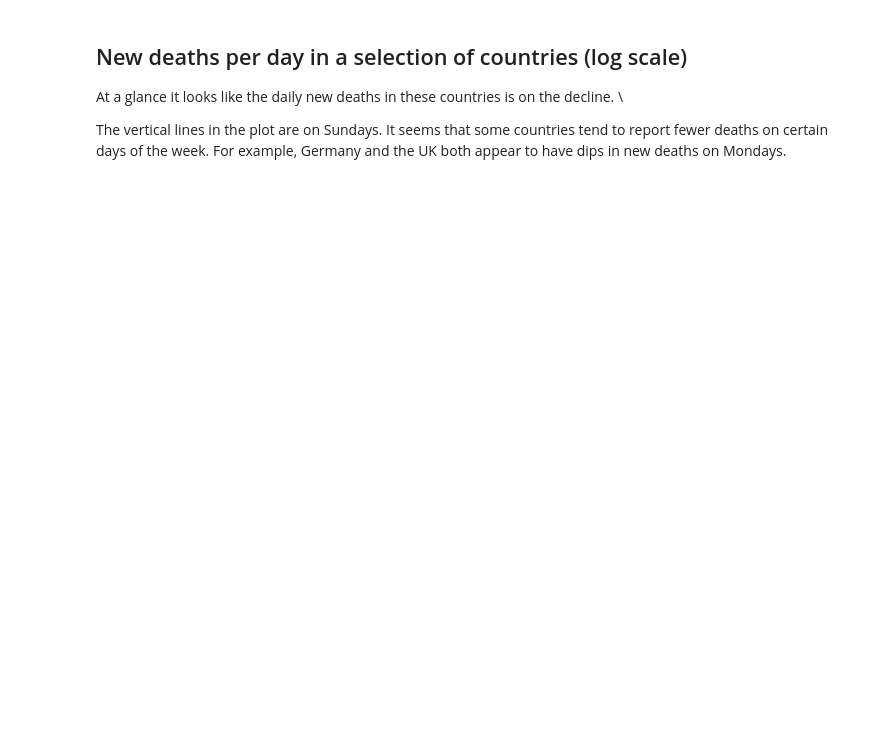
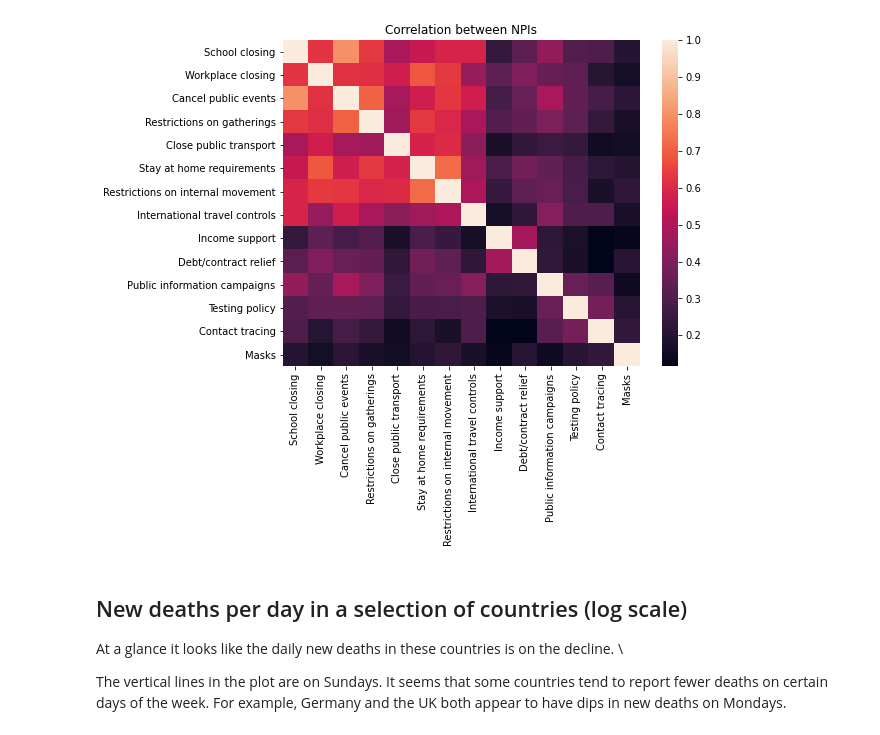
Before and after one commit to rs-delve/covid19_datasets, a Jupyter notebook: Data_Exploration.ipynb, the cells around one changed output. Cells and saved outputs as stored; diff of their text form; code cells hidden in the pictures; blank space fills up the shorter version.

Commit message:
Added basic NPI analysis

```diff
--- a/Data_Exploration.ipynb
+++ b/Data_Exploration.ipynb
@@ -20,3 +51,13 @@ df = pd.read_csv(path, parse_dates=['DATE'])
+# %%
+#@title Correlation between NPIs
+#@markdown We see that some NPIs are very likely to co-occur, for example school closing and cancellation of public events.
+#@markdown These correlations need to be considered if any attempt is made to do a causal analysis using this data.
+fig, ax = plt.subplots(figsize=(8, 6))
+sns.heatmap(df.query('DATE > "2020-03-01"')[npis].corr())
+plt.title('Correlation between NPIs')
+plt.show()
+# %% [output]
+[figure, added]
 # %% [markdown]
 ## New deaths per day in a selection of countries (log scale)
 At a glance it looks like the daily new deaths in these countries is on the decline. \
```
Also changed, not shown: parts of 7 cells of this notebook.
